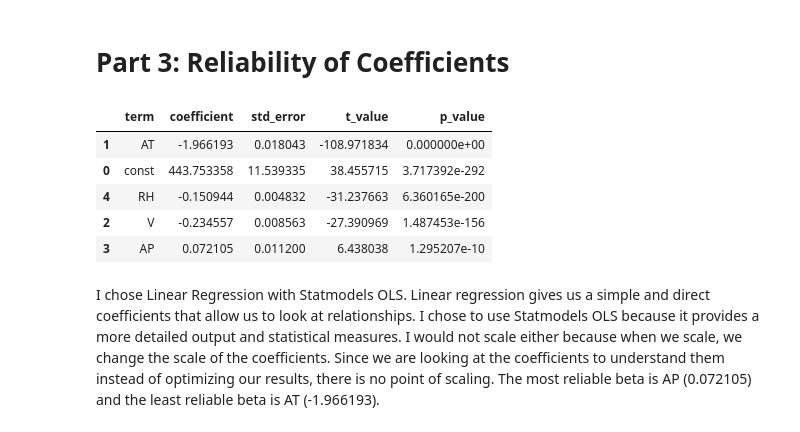
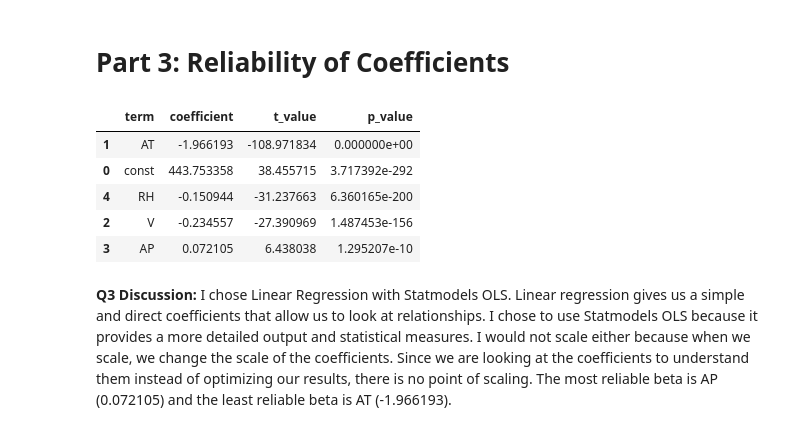
Before and after one commit to SZ330/EE344-Assignment-2, a Jupyter notebook: Assignment_2.ipynb, the cells around one changed output. Saved outputs shown, nothing was run; the diff lists cells and outputs as text; code cells hidden in the pictures.

```diff
--- a/Assignment_2.ipynb
+++ b/Assignment_2.ipynb
@@ -385,26 +374,25 @@ display(linear_results)
 # %% [markdown]
 # **Part 3: Reliability of Coefficients**
 # %%
-X_ols = sm.add_constant(X_train_without_un)
-y_ols = y_train_without_un
+X_sm = sm.add_constant(X_train_without_un)
+ols = y_train_without_un
 
-ols_model = sm.OLS(y_ols, X_ols).fit()
+ols_model = sm.OLS(ols, X_sm).fit()
 
 ols_table = pd.DataFrame({
     "term": ["const"] + feature_names_without,
     "coefficient": ols_model.params,
-    "std_error": ols_model.bse,
     "t_value": ols_model.tvalues,
     "p_value": ols_model.pvalues
 }).sort_values("t_value", key=np.abs, ascending=False)
 
 display(ols_table)
 # %% [output]
-|  | term | coefficient | std_error | t_value | p_value |
-| 1 | AT | -1.966193 | 0.018043 | -108.971834 | 0.000000e+00 |
-| 0 | const | 443.753358 | 11.539335 | 38.455715 | 3.717392e-292 |
-| 4 | RH | -0.150944 | 0.004832 | -31.237663 | 6.360165e-200 |
-| 2 | V | -0.234557 | 0.008563 | -27.390969 | 1.487453e-156 |
-| 3 | AP | 0.072105 | 0.011200 | 6.438038 | 1.295207e-10 |
+|  | term | coefficient | t_value | p_value |
+| 1 | AT | -1.966193 | -108.971834 | 0.000000e+00 |
+| 0 | const | 443.753358 | 38.455715 | 3.717392e-292 |
+| 4 | RH | -0.150944 | -31.237663 | 6.360165e-200 |
+| 2 | V | -0.234557 | -27.390969 | 1.487453e-156 |
+| 3 | AP | 0.072105 | 6.438038 | 1.295207e-10 |
 # %% [markdown]
-I chose Linear Regression with Statmodels OLS. Linear regression gives us a simple and direct coefficients that allow us to look at relationships. I chose to use Statmodels OLS because it provides a more detailed output and statistical measures. I would not scale either because when we scale, we change the scale of the coefficients. Since we are looking at the coefficients to understand them instead of optimizing our results, there is no point of scaling. The most reliable beta is AP (0.072105) and the least reliable beta is AT (-1.966193).
+**Q3 Discussion:** I chose Linear Regression with Statmodels OLS. Linear regression gives us a simple and direct coefficients that allow us to look at relationships. I chose to use Statmodels OLS because it provides a more detailed output and statistical measures. I would not scale either because when we scale, we change the scale of the coefficients. Since we are looking at the coefficients to understand them instead of optimizing our results, there is no point of scaling. The most reliable beta is AP (0.072105) and the least reliable beta is AT (-1.966193).
```
Also changed, not shown: parts of 8 cells of this notebook.
